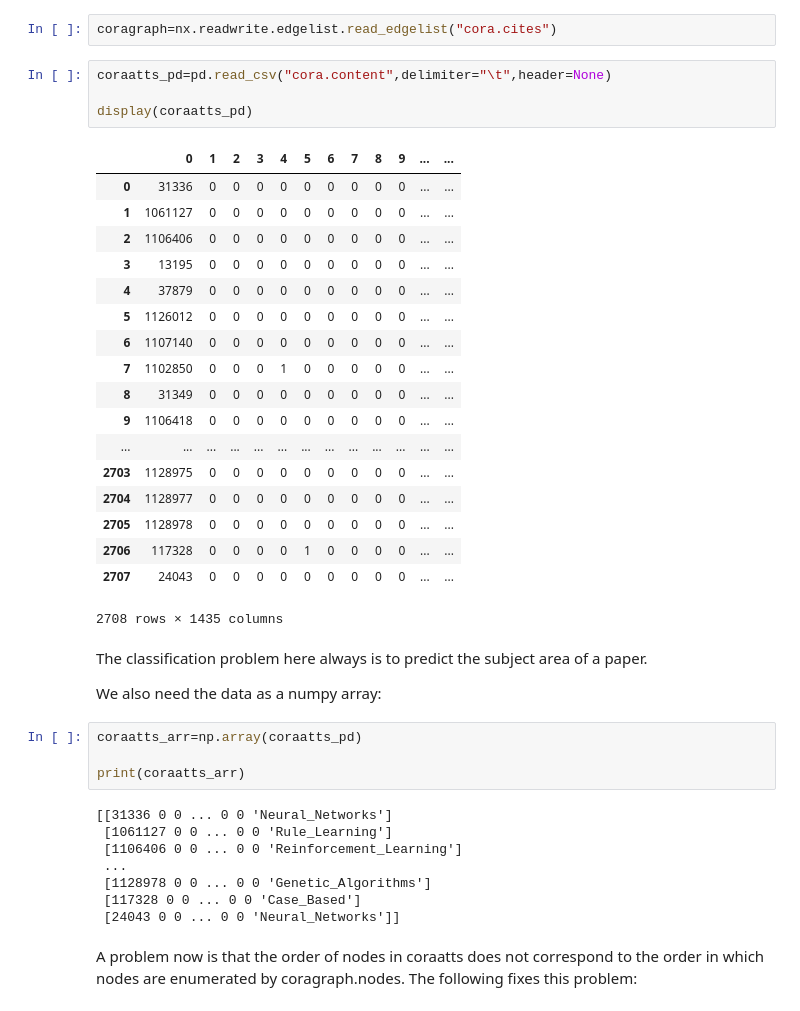
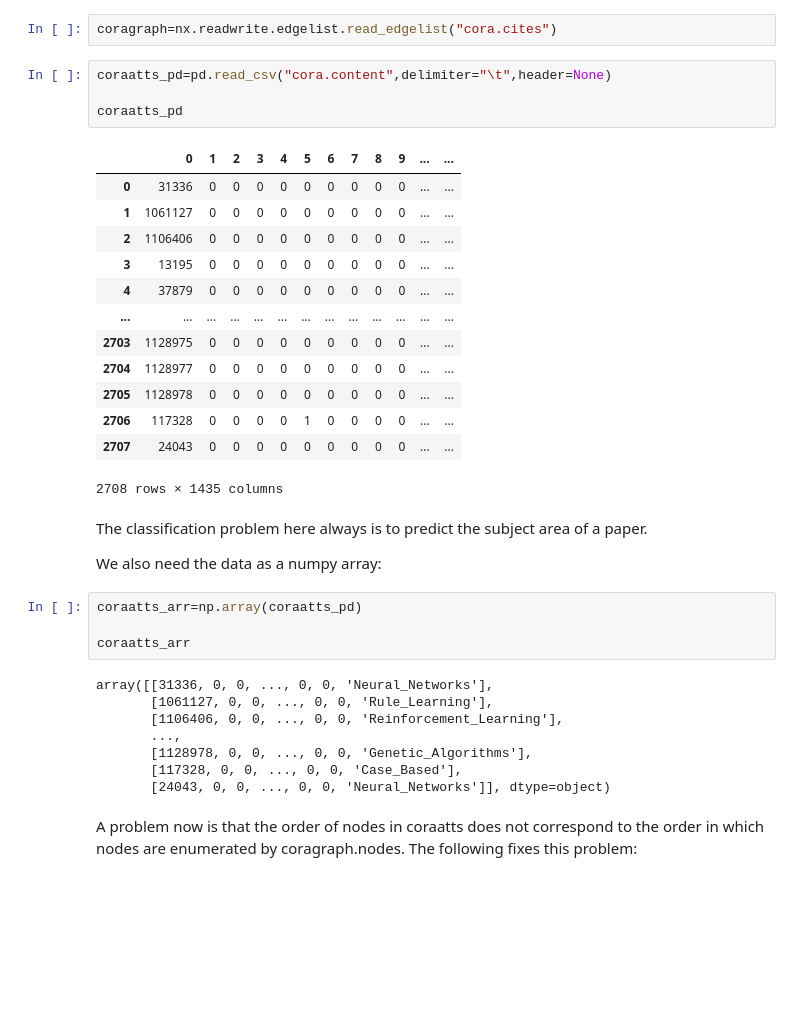
Before and after one commit to AdrianPlesner/WebIntelligence-selfstudy, a Jupyter notebook: ss09.ipynb, the cells around one changed output. Saved outputs shown, nothing was run; the diff lists cells and outputs as text; blank space fills up the shorter version.

```diff
--- a/ss09.ipynb
+++ b/ss09.ipynb
@@ -13,19 +13,14 @@ coragraph=nx.readwrite.edgelist.read_edgelist("cora.cites")
 # %%
 coraatts_pd=pd.read_csv("cora.content",delimiter="\t",header=None)
 
-display(coraatts_pd)
+coraatts_pd
 # %% [output]
 |  | 0 | 1 | 2 | 3 | 4 | 5 | 6 | 7 | 8 | 9 | ... | ... |
 | 0 | 31336 | 0 | 0 | 0 | 0 | 0 | 0 | 0 | 0 | 0 | ... | ... |
 | 1 | 1061127 | 0 | 0 | 0 | 0 | 0 | 0 | 0 | 0 | 0 | ... | ... |
 | 2 | 1106406 | 0 | 0 | 0 | 0 | 0 | 0 | 0 | 0 | 0 | ... | ... |
 | 3 | 13195 | 0 | 0 | 0 | 0 | 0 | 0 | 0 | 0 | 0 | ... | ... |
 | 4 | 37879 | 0 | 0 | 0 | 0 | 0 | 0 | 0 | 0 | 0 | ... | ... |
-| 5 | 1126012 | 0 | 0 | 0 | 0 | 0 | 0 | 0 | 0 | 0 | ... | ... |
-| 6 | 1107140 | 0 | 0 | 0 | 0 | 0 | 0 | 0 | 0 | 0 | ... | ... |
-| 7 | 1102850 | 0 | 0 | 0 | 1 | 0 | 0 | 0 | 0 | 0 | ... | ... |
-| 8 | 31349 | 0 | 0 | 0 | 0 | 0 | 0 | 0 | 0 | 0 | ... | ... |
-| 9 | 1106418 | 0 | 0 | 0 | 0 | 0 | 0 | 0 | 0 | 0 | ... | ... |
 | ... | ... | ... | ... | ... | ... | ... | ... | ... | ... | ... | ... | ... |
 | 2703 | 1128975 | 0 | 0 | 0 | 0 | 0 | 0 | 0 | 0 | 0 | ... | ... |
 | 2704 | 1128977 | 0 | 0 | 0 | 0 | 0 | 0 | 0 | 0 | 0 | ... | ... |
@@ -40,15 +35,15 @@ We also need the data as a numpy array:
 # %%
 coraatts_arr=np.array(coraatts_pd)
 
-print(coraatts_arr)
+coraatts_arr
 # %% [output]
-[[31336 0 0 ... 0 0 'Neural_Networks']
- [1061127 0 0 ... 0 0 'Rule_Learning']
- [1106406 0 0 ... 0 0 'Reinforcement_Learning']
- ...
- [1128978 0 0 ... 0 0 'Genetic_Algorithms']
- [117328 0 0 ... 0 0 'Case_Based']
- [24043 0 0 ... 0 0 'Neural_Networks']]
+array([[31336, 0, 0, ..., 0, 0, 'Neural_Networks'],
+       [1061127, 0, 0, ..., 0, 0, 'Rule_Learning'],
+       [1106406, 0, 0, ..., 0, 0, 'Reinforcement_Learning'],
+       ...,
+       [1128978, 0, 0, ..., 0, 0, 'Genetic_Algorithms'],
+       [117328, 0, 0, ..., 0, 0, 'Case_Based'],
+       [24043, 0, 0, ..., 0, 0, 'Neural_Networks']], dtype=object)
 # %% [markdown]
 A problem now is that the order of nodes in coraatts does not correspond to the order in which nodes are enumerated by coragraph.nodes. The following fixes this problem:
 # %%
```
Also changed, not shown: parts of 29 cells of this notebook, 1 other file.
